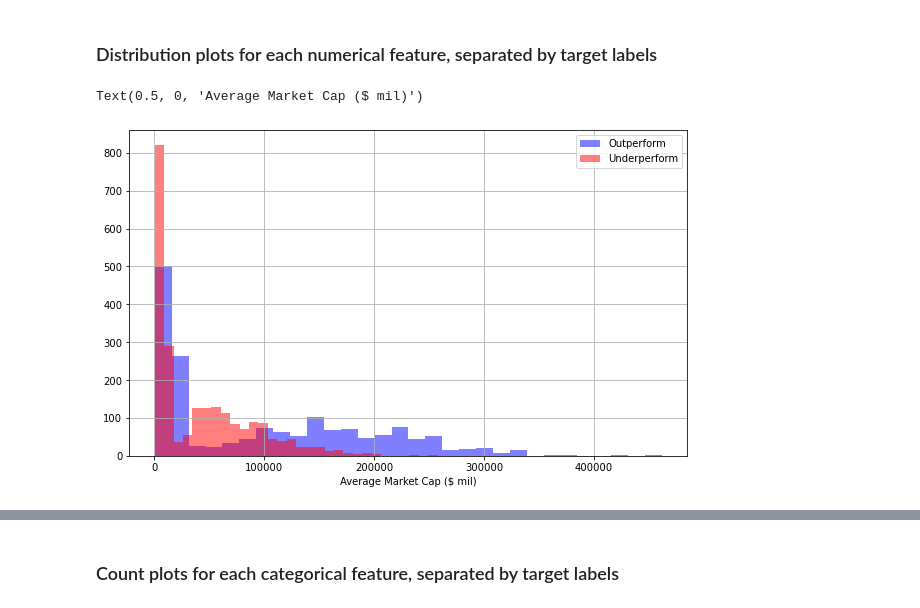
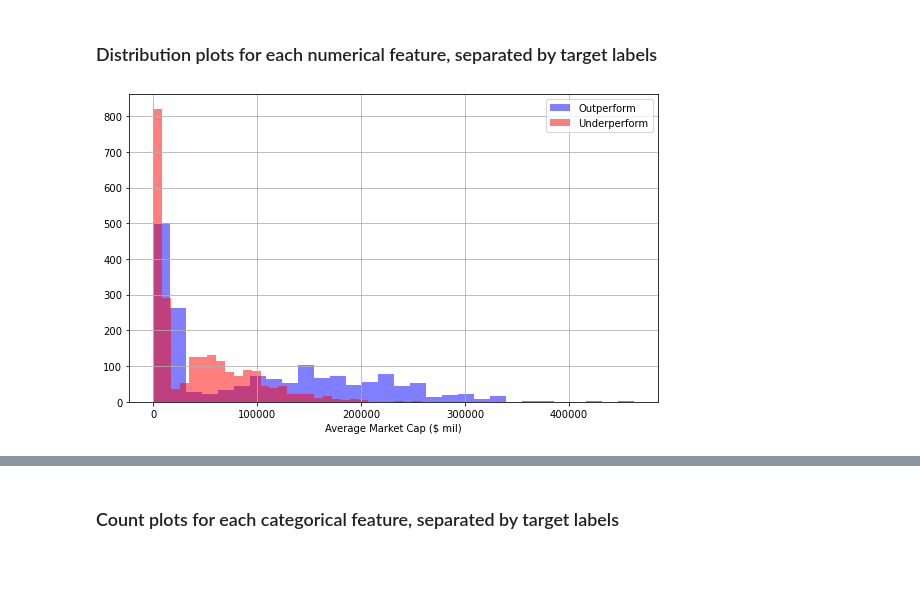
Before and after one commit to mkschoi/project3_mutualfundperf, a Jupyter notebook: Notebooks/project3_feature_engineering_selection.ipynb, the cells around one changed output, grey strips where cells are left out. Drawn from its saved outputs; the diff is of its cells as text; code cells hidden in the pictures; blank space fills up the shorter version.

```diff
--- a/Notebooks/project3_feature_engineering_selection.ipynb
+++ b/Notebooks/project3_feature_engineering_selection.ipynb
@@ -105,13 +105,14 @@ plt.savefig('../Charts/pairplot.png', dpi=600)
 # %% [markdown]
 ### Distribution plots for each numerical feature, separated by target labels
 # %%
-plt.figure(figsize=(10,6))
+plt.figure(figsize=(8,5))
 df_mf_train[df_mf_train['Outperform / Underperform']==1]['Average Market Cap ($ mil)'].hist(alpha=0.5,
                                               color='blue', bins=30,label='Outperform')
 df_mf_train[df_mf_train['Outperform / Underperform']==0]['Average Market Cap ($ mil)'].hist(alpha=0.5,
                                               color='red', bins=30,label='Underperform')
 plt.legend()
 plt.xlabel('Average Market Cap ($ mil)')
+plt.tight_layout()
+plt.savefig('../Charts/dist_avg_market_cap.png')
 # %% [output]
-Text(0.5, 0, 'Average Market Cap ($ mil)')
-[figure, old version]
+[figure, new version]
```
Also changed, not shown: parts of 5 cells of this notebook, 14 other files.
